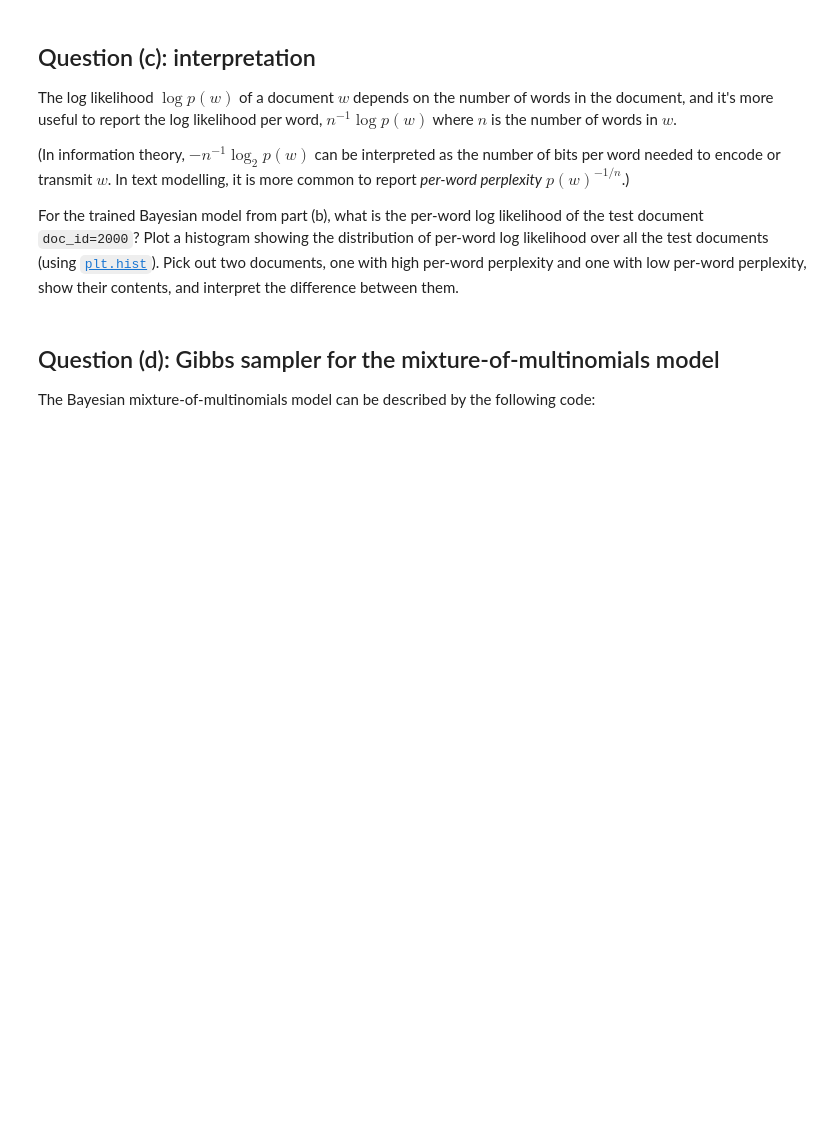
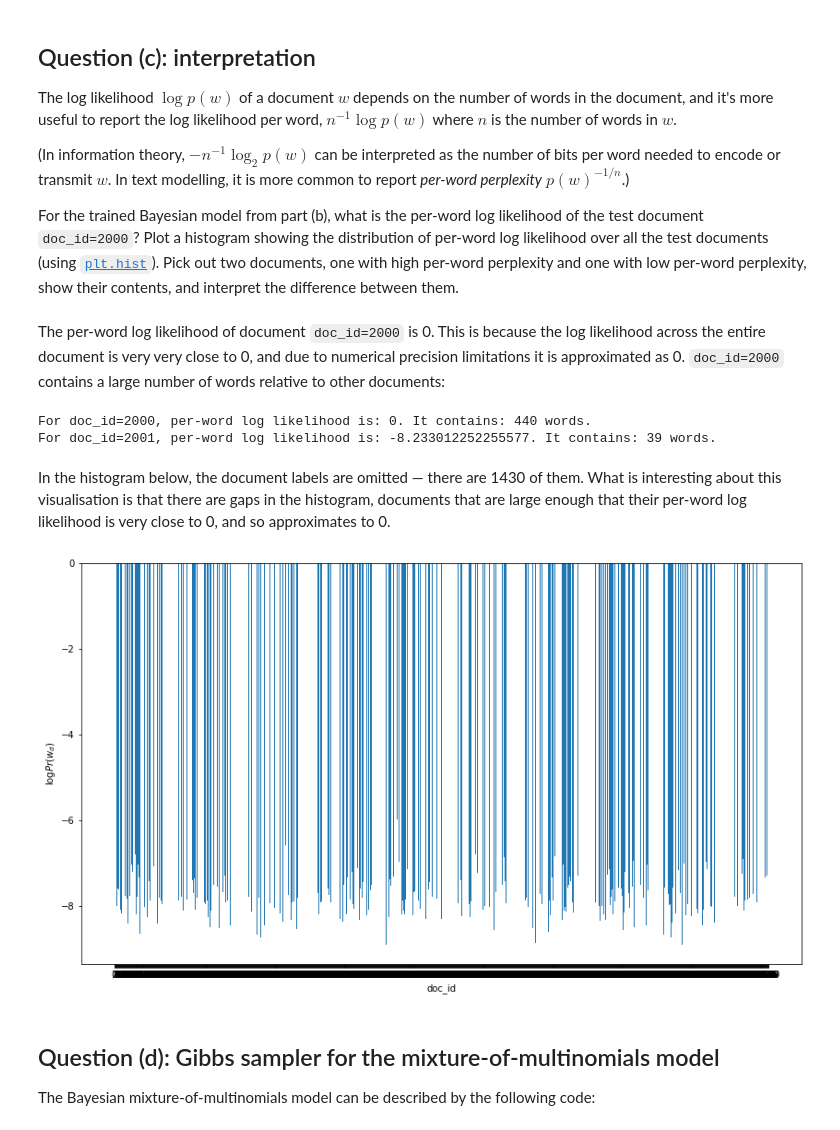
Before and after one commit to inwaves/probml, a Jupyter notebook: coursework3_lda/coursework_lda.ipynb, the cells around one changed output. Saved outputs shown, nothing was run; the diff lists cells and outputs as text; code cells hidden in the pictures; blank space fills up the shorter version.

```diff
--- a/coursework3_lda/coursework_lda.ipynb
+++ b/coursework3_lda/coursework_lda.ipynb
@@ -139,7 +139,58 @@ The log likelihood $\log p(w)$ of a document $w$ depends on the number of words
 For the trained Bayesian model from part (b), what is the per-word log likelihood of the test document `doc_id=2000`? Plot a histogram showing the distribution of per-word log likelihood over all the test documents (using [`plt.hist`](https://matplotlib.org/api/_as_gen/matplotlib.pyplot.hist.html?highlight=matplotlib%20pyplot%20hist#matplotlib.pyplot.hist)). Pick out two documents, one with high per-word perplexity and one with low per-word perplexity, show their contents, and interpret the difference between them.
 # %%
 def per_word_perplexity(p_w, n):
-    return -np.log2(p_w)/n
+    # Make sure we don't try to take log 0.
+    return -np.log2(p_w)/n if p_w > 0 else 0
 
-def per_Word_likelihood(p_w, n):
-    return np.log(p_w)/n
+def per_word_likelihood(p_w, n):
+    return np.log(p_w)/n if p_w > 0 else 0
+# %%
+alpha = 0.1
+
+# Implement the posterior predictive we got in (b).
+betas = np.zeros(vocabulary_size)
+for i in range(vocabulary_size):
+    betas[i] = (A[A.word_id == i]["count"].sum() + alpha) / (vocabulary_size*alpha + wordcount_entire_collection)
+# %%
+unique_test_docs = np.unique(B.doc_id.values)
+document_likelihoods = {}
+
+# For each document d in the test set,
+for doc in unique_test_docs:
+    Pr = 1
+    doc_df = B[B.doc_id==doc]
+
+    # For each word in document d, multiply the β_v with the other words β_w
+    for word in doc_df.word_id.values:
+        Pr *= betas[word] ** doc_df[doc_df.word_id==word]["count"].values[0]
+
+    # Store the likelihood.
+    document_likelihoods[doc] = Pr
+# %% [markdown]
+The per-word log likelihood of document `doc_id=2000` is 0. This is because the log likelihood across the entire document is very very close to 0, and due to numerical precision limitations it is approximated as 0. `doc_id=2000` contains a large number of words relative to other documents:
+# %%
+c_2000 = B[B.doc_id==2000]["count"].sum()
+c_2001 = B[B.doc_id==2001]["count"].sum()
+print(f"For doc_id=2000, per-word log likelihood is: {per_word_likelihoods[2000]}. It contains: {c_2000} words.")
+print(f"For doc_id=2001, per-word log likelihood is: {per_word_likelihoods[2001]}. It contains: {c_2001} words.")
+# %% [output]
+For doc_id=2000, per-word log likelihood is: 0. It contains: 440 words.
+For doc_id=2001, per-word log likelihood is: -8.233012252255577. It contains: 39 words.
+# %%
+# Compute per-word likelihoods and perplexities.
+per_word_likelihoods = dict([(i, per_word_likelihood(document_likelihoods[i], B[B.doc_id==i]["count"].sum())) for i in document_likelihoods.keys()])
+per_word_perplexities = dict([(i, per_word_perplexity(document_likelihoods[i], B[B.doc_id==i]["count"].sum())) for i in document_likelihoods.keys()])
+# %% [markdown]
+In the histogram below, the document labels are omitted — there are 1430 of them. What is interesting about this visualisation is that there are gaps in the histogram, documents that are large enough that their per-word log likelihood is very close to 0, and so approximates to 0.
+# %%
+# Plot histogram of test document per-word log-Pr.
+fig, ax = plt.subplots(figsize=(14,8))
+
+# Distinct number of documents in B
+ax.bar(np.arange(len(per_word_likelihoods)), per_word_likelihoods.values(), align='center')
+ax.set_xticks(np.arange(len(per_word_likelihoods)))
+ax.set_xlabel("doc_id")
+ax.set_ylabel(r'$\log Pr(w_d)$')
+plt.show()
+# %% [output]
+[figure, added]
```
Also changed, not shown: parts of 2 cells of this notebook, 1 other file.
